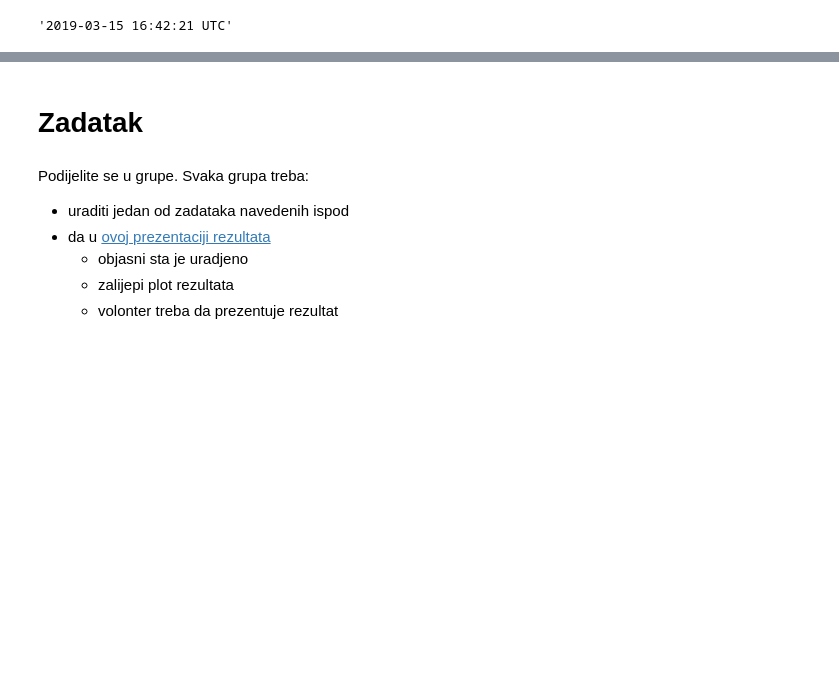
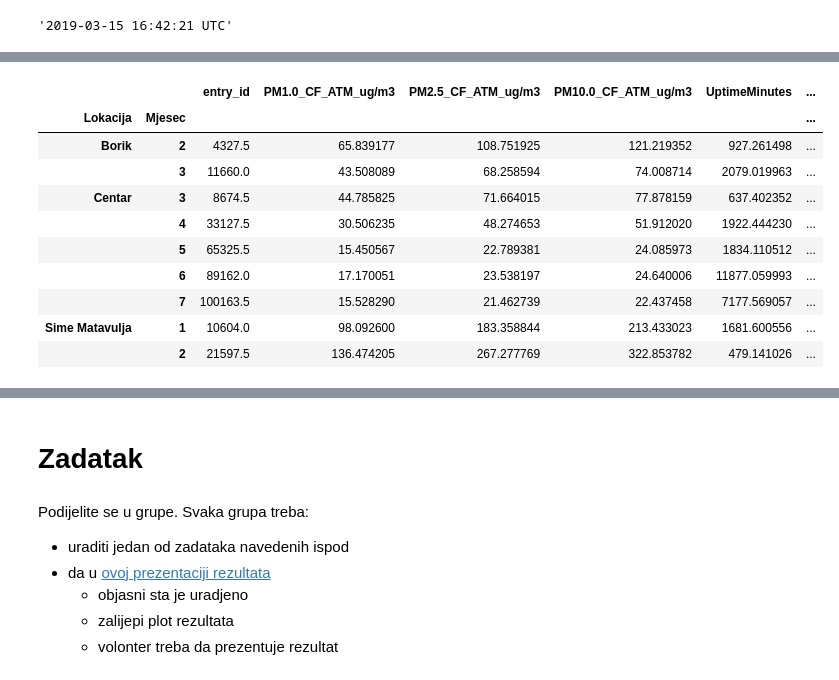
Before and after one commit to milicag/unibl_radionica, a Jupyter notebook: sveske/dan2_4.ipynb, the cells around one changed output, grey strips where cells are left out. Drawn from its saved outputs; the diff is of its cells as text; code cells hidden in the pictures; blank space fills up the shorter version.

```diff
--- a/sveske/dan2_4.ipynb
+++ b/sveske/dan2_4.ipynb
@@ -34,0 +136,14 @@ SyntaxError: invalid syntax (<ipython-input-13-3f1c920eb772>, line 2)
+# %%
+podaci.groupby(['Lokacija','Mjesec']).mean()
+# %% [output]
+|  |  | entry_id | PM1.0_CF_ATM_ug/m3 | PM2.5_CF_ATM_ug/m3 | PM10.0_CF_ATM_ug/m3 | UptimeMinutes | ... |
+| Lokacija | Mjesec |  |  |  |  |  | ... |
+| Borik | 2 | 4327.5 | 65.839177 | 108.751925 | 121.219352 | 927.261498 | ... |
+|  | 3 | 11660.0 | 43.508089 | 68.258594 | 74.008714 | 2079.019963 | ... |
+| Centar | 3 | 8674.5 | 44.785825 | 71.664015 | 77.878159 | 637.402352 | ... |
+|  | 4 | 33127.5 | 30.506235 | 48.274653 | 51.912020 | 1922.444230 | ... |
+|  | 5 | 65325.5 | 15.450567 | 22.789381 | 24.085973 | 1834.110512 | ... |
+|  | 6 | 89162.0 | 17.170051 | 23.538197 | 24.640006 | 11877.059993 | ... |
+|  | 7 | 100163.5 | 15.528290 | 21.462739 | 22.437458 | 7177.569057 | ... |
+| Sime Matavulja | 1 | 10604.0 | 98.092600 | 183.358844 | 213.433023 | 1681.600556 | ... |
+|  | 2 | 21597.5 | 136.474205 | 267.277769 | 322.853782 | 479.141026 | ... |
```
Also changed, not shown: parts of 17 cells of this notebook, 1 other file.
